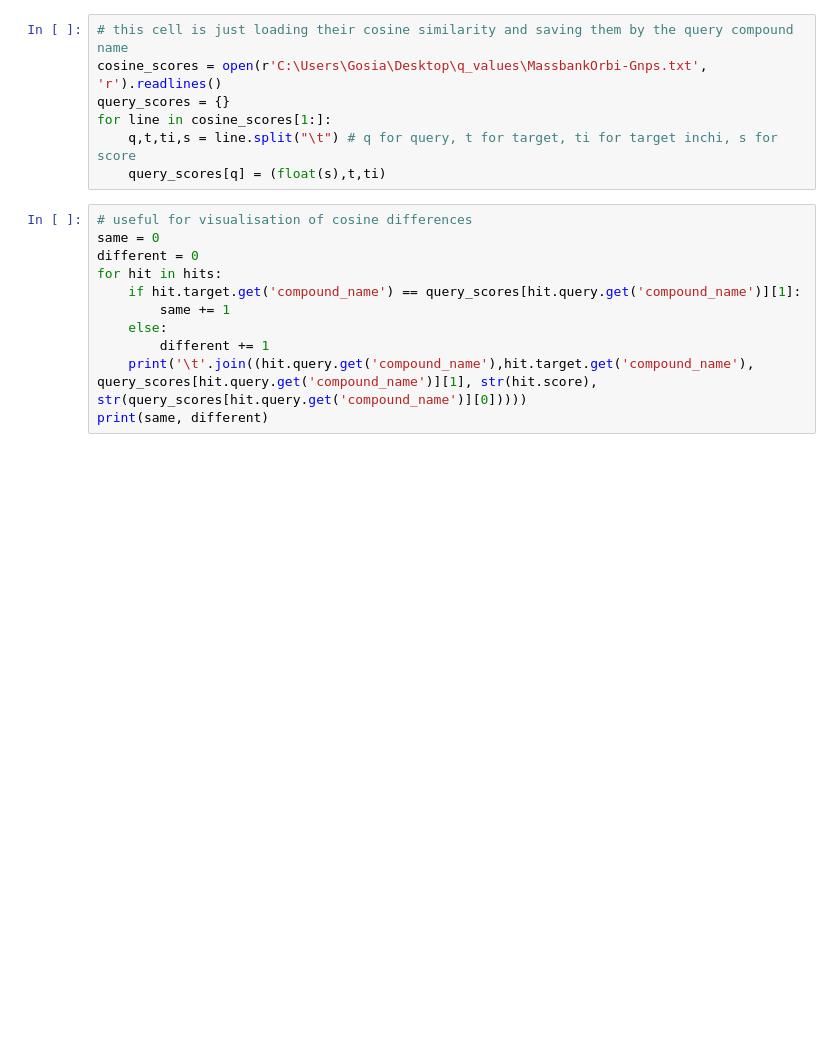
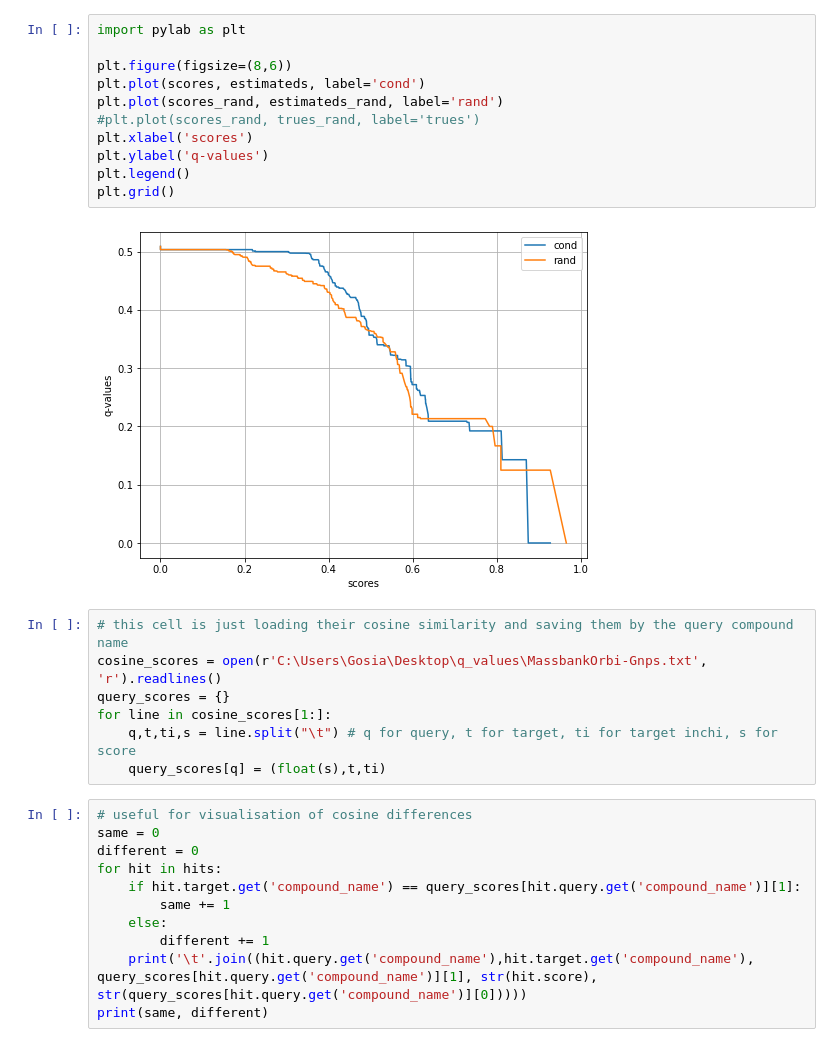
Before and after one commit to nitrozyna/FDR-Metabolomics, a Jupyter notebook: src/basic_pipeline.ipynb, the cells around one changed output. Drawn from its saved outputs; the diff is of its cells as text; blank space fills up the shorter version.

```diff
--- a/src/basic_pipeline.ipynb
+++ b/src/basic_pipeline.ipynb
@@ -45,3 +197,16 @@ q_list = calculate_q_value(hits)
+# %%
+import pylab as plt
+
+plt.figure(figsize=(8,6))
+plt.plot(scores, estimateds, label='cond')
+plt.plot(scores_rand, estimateds_rand, label='rand')
+#plt.plot(scores_rand, trues_rand, label='trues')
+plt.xlabel('scores')
+plt.ylabel('q-values')
+plt.legend()
+plt.grid()
+# %% [output]
+[figure, added]
 # %%
 # this cell is just loading their cosine similarity and saving them by the query compound name
 cosine_scores = open(r'C:\Users\Gosia\Desktop\q_values\MassbankOrbi-Gnps.txt', 'r').readlines()
```
Also changed, not shown: parts of 20 cells of this notebook, 12 other files.
